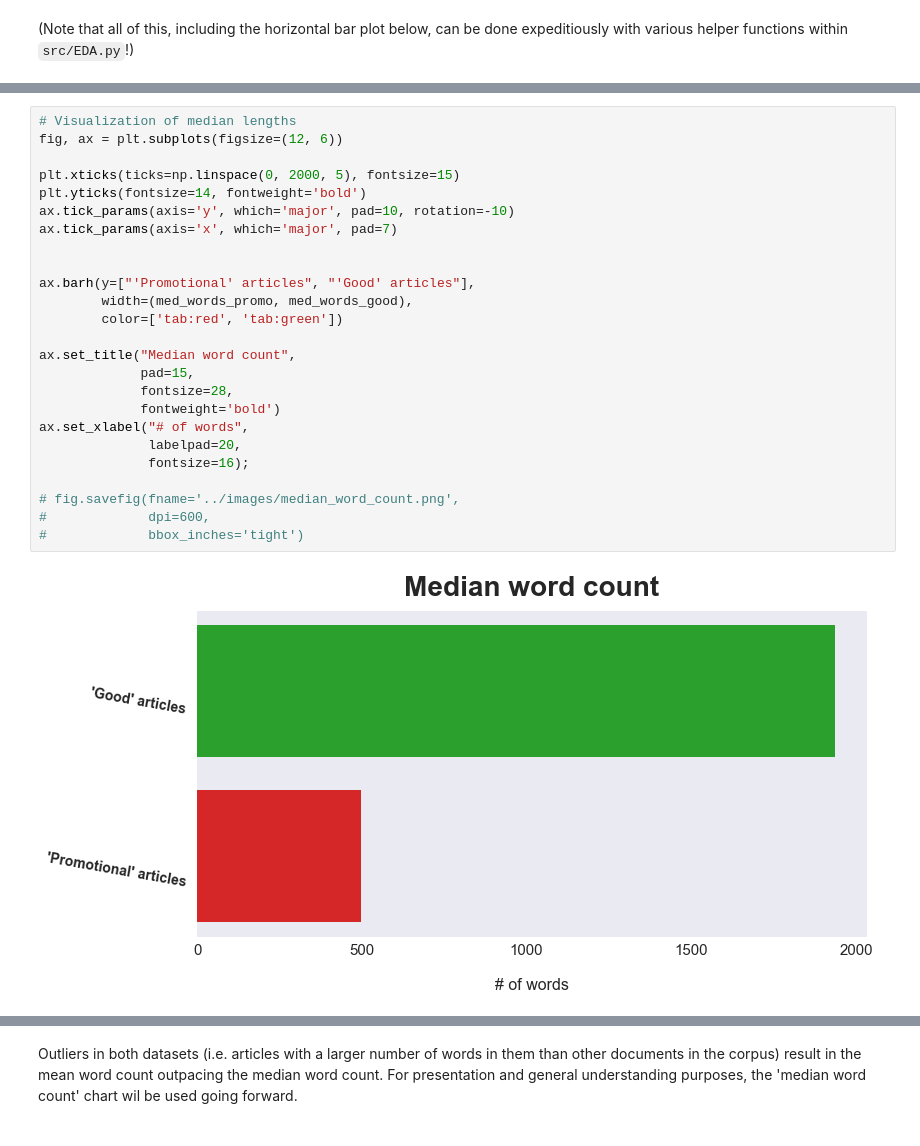
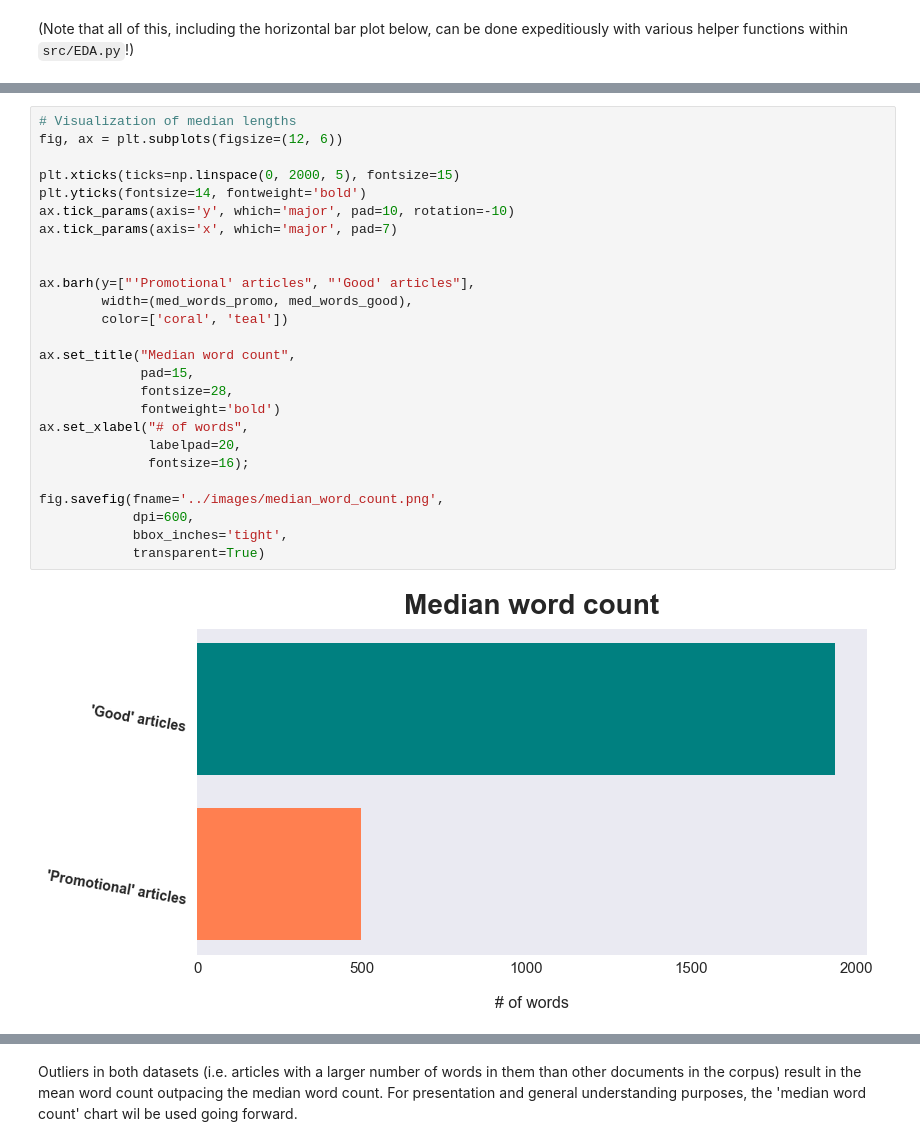
Before and after one commit to toastdeini/Wikipedia-article-quality, a Jupyter notebook: prep/Exploratory_Analysis.ipynb, the cells around one changed output, grey strips where cells are left out. Drawn from its saved outputs; the diff is of its cells as text.

```diff
--- a/prep/Exploratory_Analysis.ipynb
+++ b/prep/Exploratory_Analysis.ipynb
@@ -273,30 +274,31 @@ ax.set_xlabel("# of words",
 # %%
 # Visualization of median lengths
 fig, ax = plt.subplots(figsize=(12, 6))
 
 plt.xticks(ticks=np.linspace(0, 2000, 5), fontsize=15)
 plt.yticks(fontsize=14, fontweight='bold')
 ax.tick_params(axis='y', which='major', pad=10, rotation=-10)
 ax.tick_params(axis='x', which='major', pad=7)
 
 
 ax.barh(y=["'Promotional' articles", "'Good' articles"],
         width=(med_words_promo, med_words_good),
-        color=['tab:red', 'tab:green'])
+        color=['coral', 'teal'])
 
 ax.set_title("Median word count",
              pad=15,
              fontsize=28,
              fontweight='bold')
 ax.set_xlabel("# of words",
               labelpad=20,
               fontsize=16);
 
-# fig.savefig(fname='../images/median_word_count.png',
-#             dpi=600,
-#             bbox_inches='tight')
+fig.savefig(fname='../images/median_word_count.png',
+            dpi=600,
+            bbox_inches='tight',
+            transparent=True)
 # %% [output]
-[figure, old version]
+[figure, new version]
 # %%
 fig, (ax1, ax2) = plt.subplots(nrows=2,
                                figsize=(14, 15),
```
Also changed, not shown: parts of 13 cells of this notebook.
